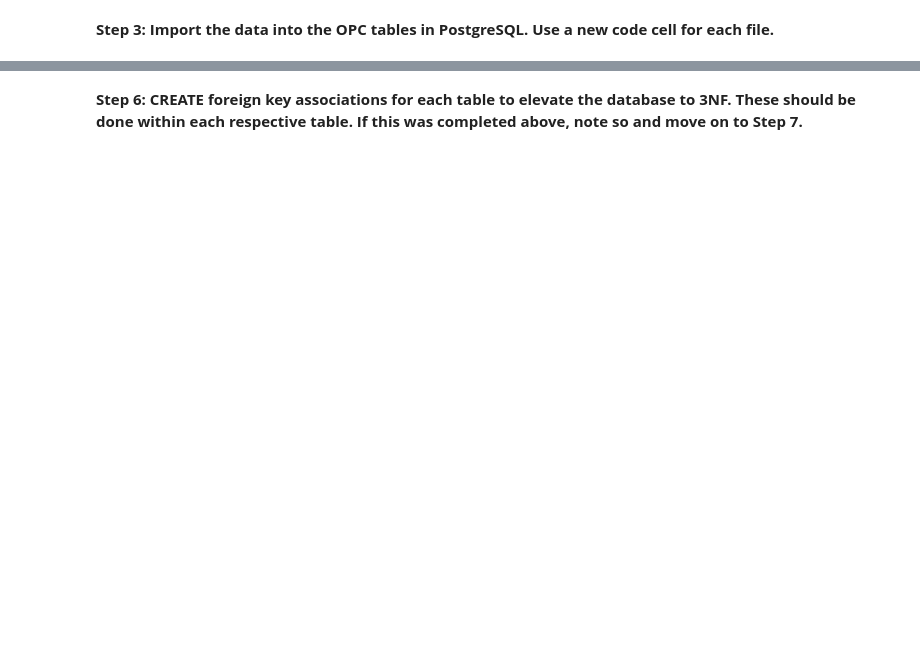
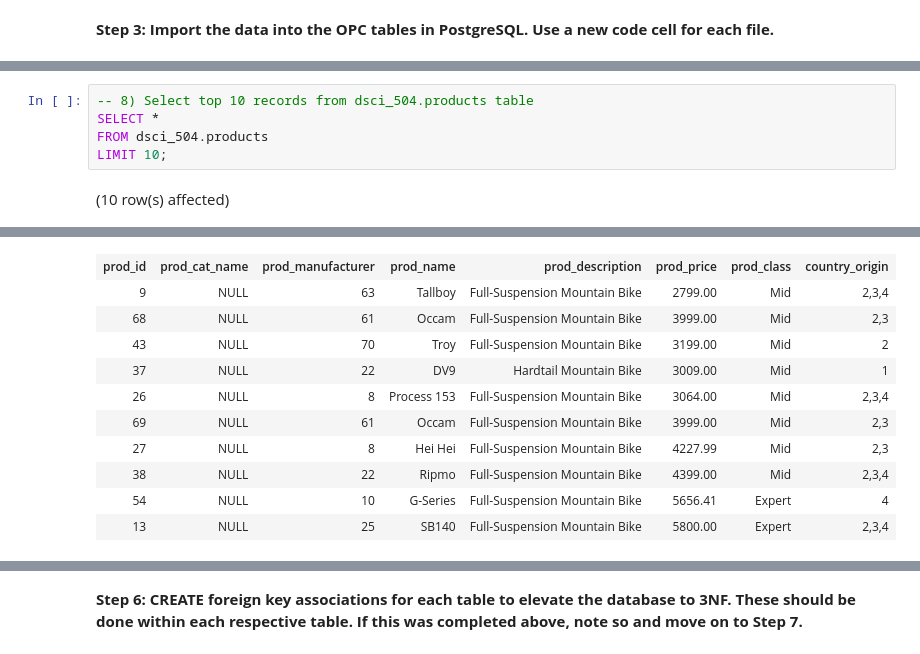
Before and after one commit to shkungulio/Maryville, a Jupyter notebook: DSCI-504/Assignment/Week2/DSCI504_Wk2_Assignment.ipynb, the cells around one changed output, grey strips where cells are left out. Cells and saved outputs as stored; diff of their text form; blank space fills up the shorter version.

```diff
--- a/DSCI-504/Assignment/Week2/DSCI504_Wk2_Assignment.ipynb
+++ b/DSCI-504/Assignment/Week2/DSCI504_Wk2_Assignment.ipynb
@@ -362,0 +512,7 @@ SELECT * FROM dsci_504.customers LIMIT 10;
+# %%
+-- 8) Select top 10 records from dsci_504.products table
+SELECT *
+FROM dsci_504.products
+LIMIT 10;
+# %% [output]
+(10 row(s) affected)
@@ -362,0 +520,11 @@ SELECT * FROM dsci_504.customers LIMIT 10;
+| prod_id | prod_cat_name | prod_manufacturer | prod_name | prod_description | prod_price | prod_class | country_origin |
+| 9 | NULL | 63 | Tallboy | Full-Suspension Mountain Bike | 2799.00 | Mid | 2,3,4 |
+| 68 | NULL | 61 | Occam | Full-Suspension Mountain Bike | 3999.00 | Mid | 2,3 |
+| 43 | NULL | 70 | Troy | Full-Suspension Mountain Bike | 3199.00 | Mid | 2 |
+| 37 | NULL | 22 | DV9 | Hardtail Mountain Bike | 3009.00 | Mid | 1 |
+| 26 | NULL | 8 | Process 153 | Full-Suspension Mountain Bike | 3064.00 | Mid | 2,3,4 |
+| 69 | NULL | 61 | Occam | Full-Suspension Mountain Bike | 3999.00 | Mid | 2,3 |
+| 27 | NULL | 8 | Hei Hei | Full-Suspension Mountain Bike | 4227.99 | Mid | 2,3 |
+| 38 | NULL | 22 | Ripmo | Full-Suspension Mountain Bike | 4399.00 | Mid | 2,3,4 |
+| 54 | NULL | 10 | G-Series | Full-Suspension Mountain Bike | 5656.41 | Expert | 4 |
+| 13 | NULL | 25 | SB140 | Full-Suspension Mountain Bike | 5800.00 | Expert | 2,3,4 |
```
Also changed, not shown: parts of 74 cells of this notebook, 7 other files.
